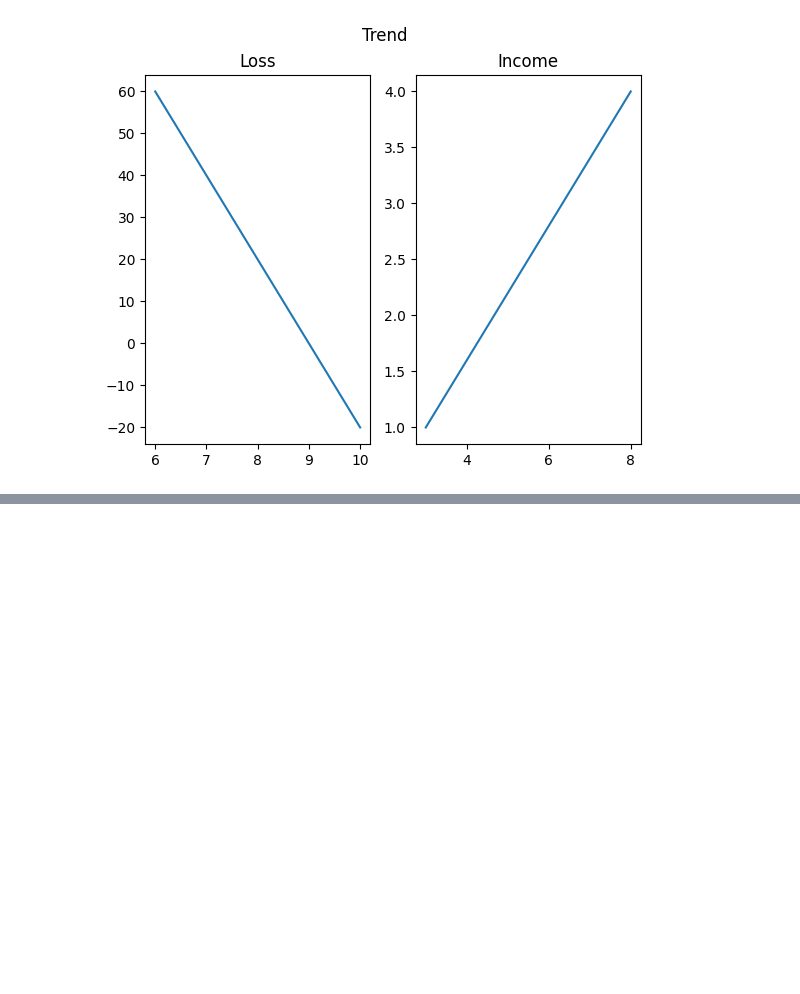
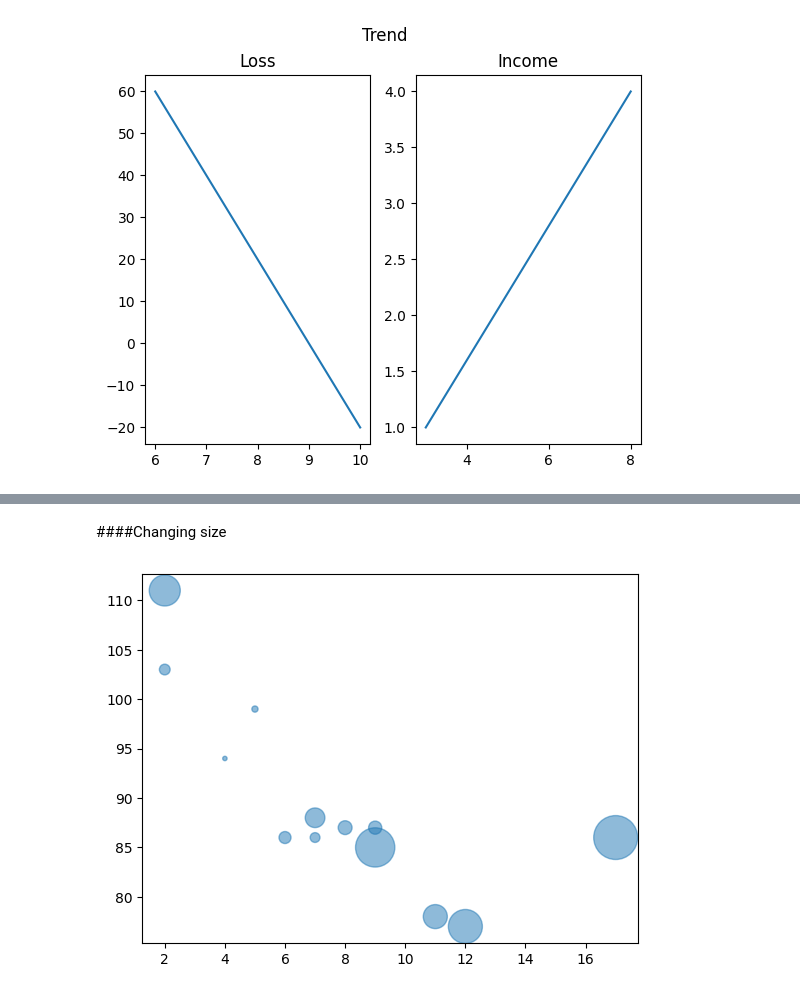
Before and after one commit to kibuba-njihia/mastering-matplotlib, a Jupyter notebook: matplotlib.ipynb, the cells around one changed output, grey strips where cells are left out. Saved outputs shown, nothing was run; the diff lists cells and outputs as text; code cells hidden in the pictures; blank space fills up the shorter version.

```diff
--- a/matplotlib.ipynb
+++ b/matplotlib.ipynb
@@ -111,0 +147,12 @@ plt.show()
+# %% [markdown]
+####Changing size
+# %%
+x = np.array([5,7,8,7,2,17,2,9,4,11,12,9,6])
+y = np.array([99,86,87,88,111,86,103,87,94,78,77,85,86])
+sizes = np.array([20,50,100,200,500,1000,60,90,10,300,600,800,75])
+
+plt.scatter(x, y, s=sizes,alpha=0.5)
+
+plt.show()
+# %% [output]
+[figure, added]
```
Also changed, not shown: parts of 7 cells of this notebook.
